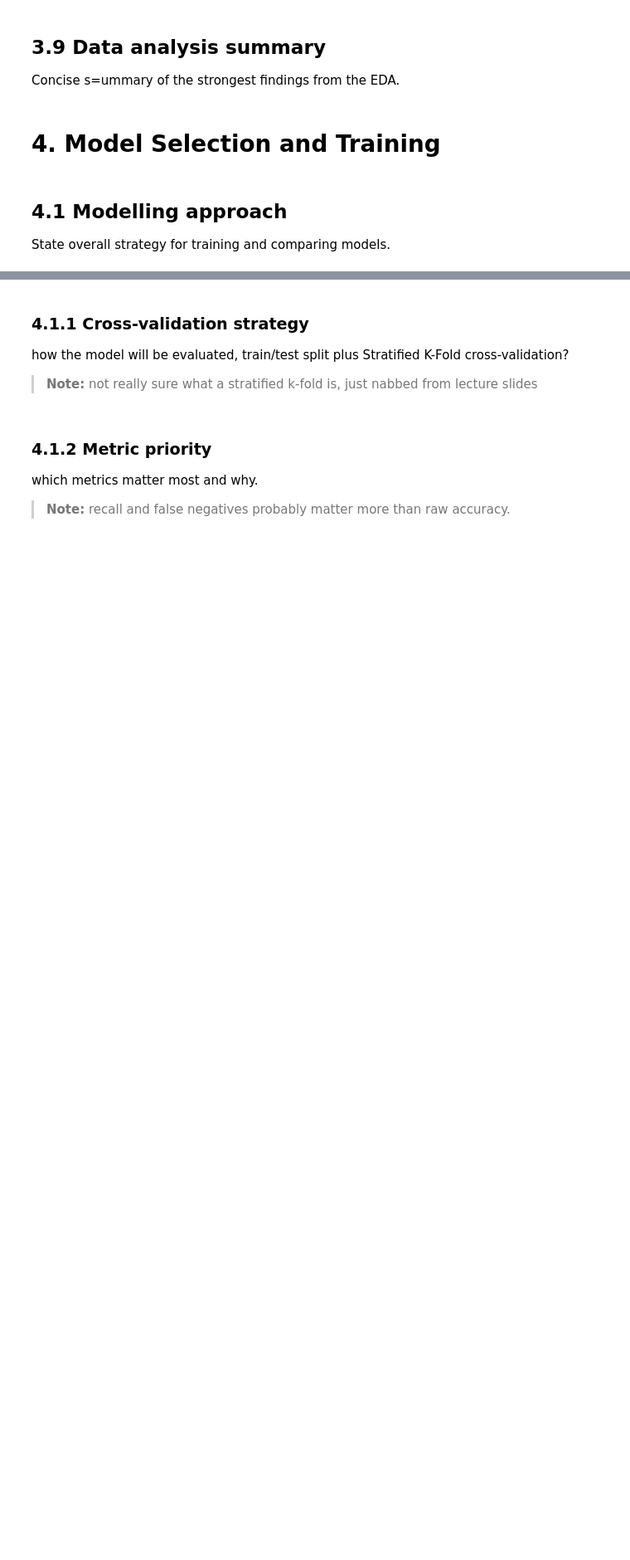
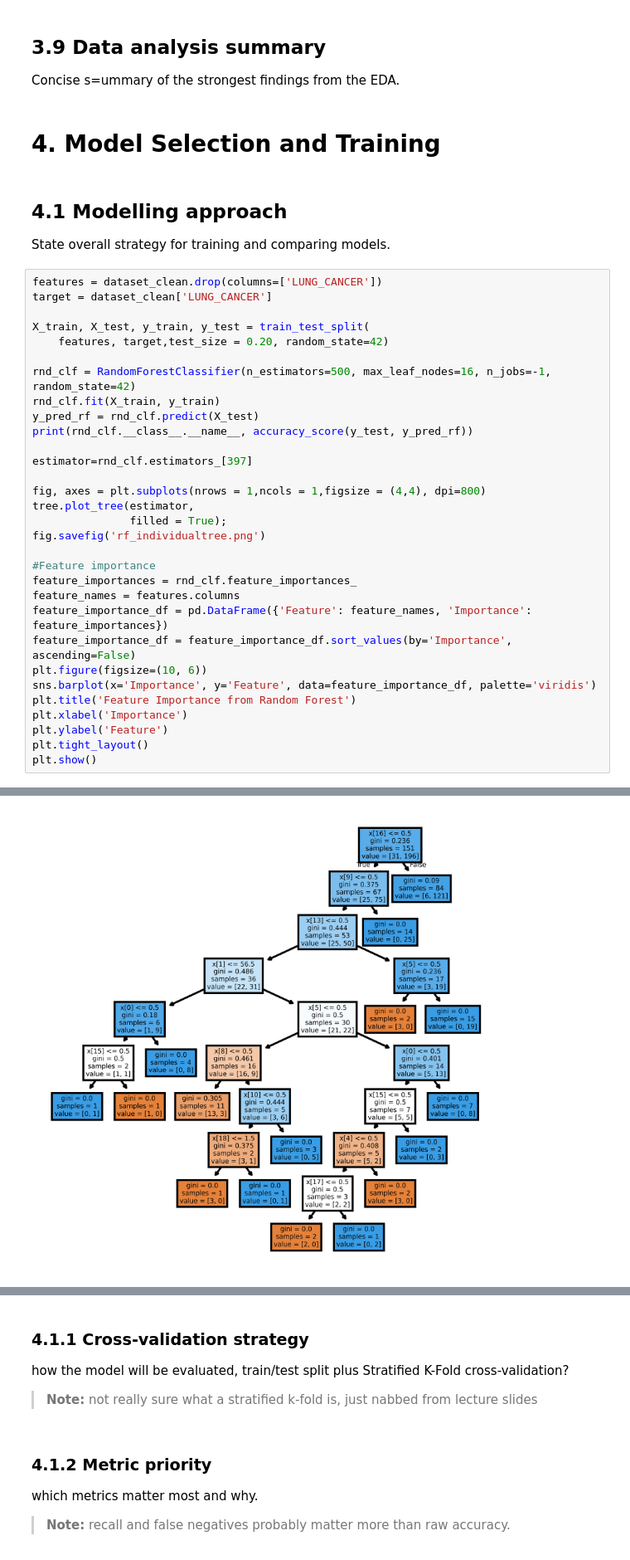
Before and after one commit to JoeShade/groupProject, a Jupyter notebook: blankTemplate.ipynb, the cells around one changed output, grey strips where cells are left out. Shown at 83% size. Cells and saved outputs as stored; diff of their text form; blank space fills up the shorter version.

Commit message:
Add random forest classifier

```diff
--- a/blankTemplate.ipynb
+++ b/blankTemplate.ipynb
@@ -631,3 +637,35 @@ Concise s=ummary of the strongest findings from the EDA.
 # %% [markdown]
 ## 4.1 Modelling approach
 State overall strategy for training and comparing models.
+# %%
+features = dataset_clean.drop(columns=['LUNG_CANCER'])
+target = dataset_clean['LUNG_CANCER']
+
+X_train, X_test, y_train, y_test = train_test_split(
+    features, target,test_size = 0.20, random_state=42)
+
+rnd_clf = RandomForestClassifier(n_estimators=500, max_leaf_nodes=16, n_jobs=-1, random_state=42)
+rnd_clf.fit(X_train, y_train)
+y_pred_rf = rnd_clf.predict(X_test)
+print(rnd_clf.__class__.__name__, accuracy_score(y_test, y_pred_rf))
+
+estimator=rnd_clf.estimators_[397]
+
+fig, axes = plt.subplots(nrows = 1,ncols = 1,figsize = (4,4), dpi=800)
+tree.plot_tree(estimator,
+               filled = True);
+fig.savefig('rf_individualtree.png')
+
+#Feature importance
+feature_importances = rnd_clf.feature_importances_
+feature_names = features.columns
+feature_importance_df = pd.DataFrame({'Feature': feature_names, 'Importance': feature_importances})
+feature_importance_df = feature_importance_df.sort_values(by='Importance', ascending=False)
+plt.figure(figsize=(10, 6))
+sns.barplot(x='Importance', y='Feature', data=feature_importance_df, palette='viridis')
+plt.title('Feature Importance from Random Forest')
+plt.xlabel('Importance')
+plt.ylabel('Feature')
+plt.tight_layout()
+plt.show()
+# %% [output]
@@ -633,0 +676 @@ State overall strategy for training and comparing models.
+[figure, added]
```
Also changed, not shown: parts of 3 cells of this notebook.
